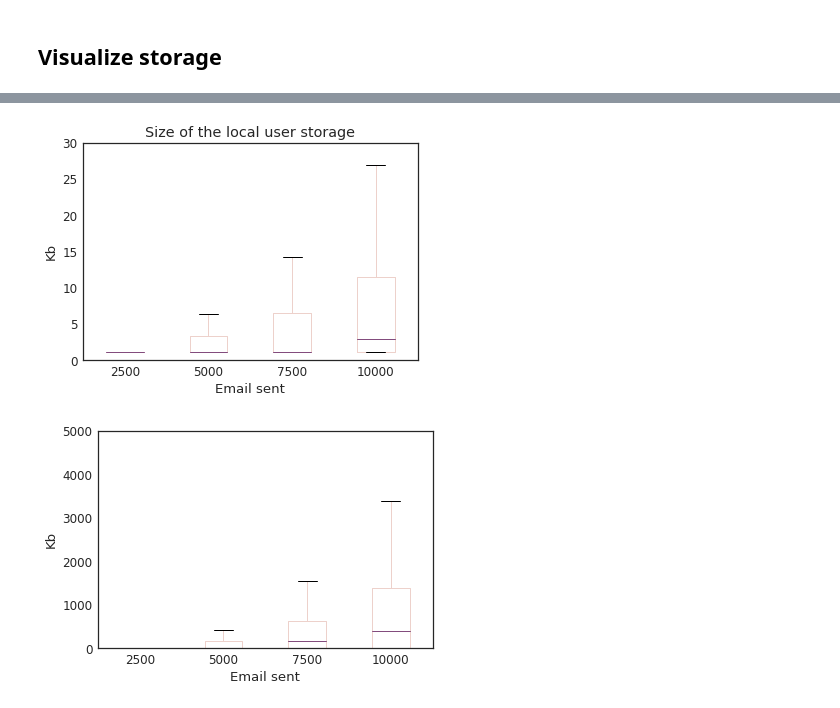
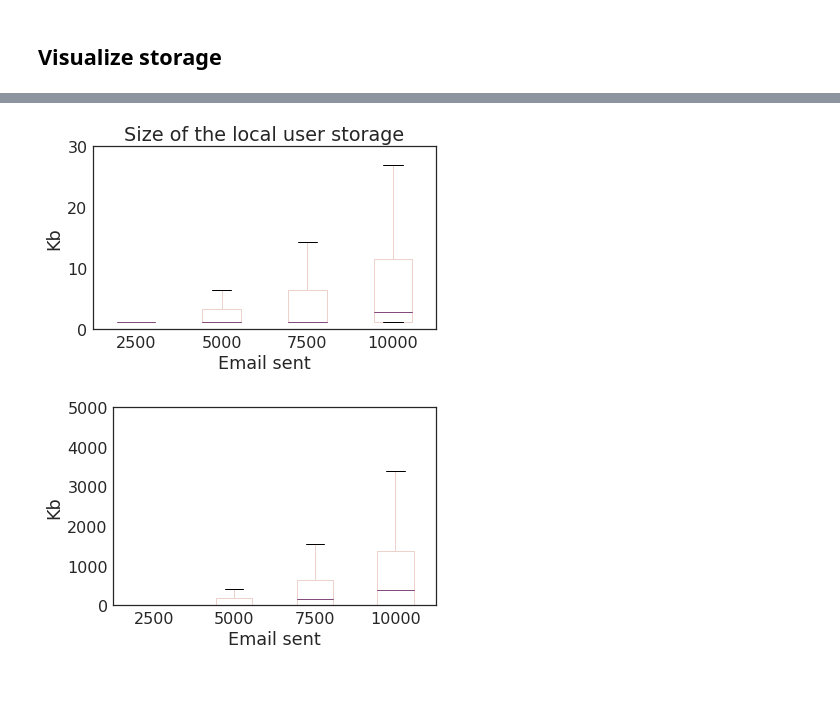
Before and after one commit to claimchain/claimchain-simulations, a Jupyter notebook: notebooks/run_scenarios.ipynb, the cells around one changed output, grey strips where cells are left out. Saved outputs shown, nothing was run; the diff lists cells and outputs as text; code cells hidden in the pictures.

```diff
--- a/notebooks/run_scenarios.ipynb
+++ b/notebooks/run_scenarios.ipynb
@@ -24,7 +24,7 @@ from simulations.agent import *
 from simulations.utils import Context
 from scripts.parse_enron import Message
 # %%
-sns.set_context("paper", font_scale=1.5)
+sns.set_context("paper", font_scale=2)
 sns.set_style("white")
 sns.set_palette(sns.cubehelix_palette(n_colors=4))
 # %%
@@ -624,17 +663,19 @@ fig.savefig('images/public_gossip_storage.pdf')
 # %%
 fig, ax = plt.subplots()
+fig.set_tight_layout(tight=True)
 
 ax.set_ylabel("Kb")
 ax.set_xlabel("Email sent")
 ax.set_ylim(0, 30)
 ax.set_title("Size of the local user storage")
 private_local_storage_data.plot.box(ax=ax)
 
 fig.savefig('images/private_local_storage.pdf')
 # %% [output]
-[figure, old version]
+[figure, new version]
 # %%
 fig, ax = plt.subplots()
+fig.set_tight_layout(tight=True)
 
 ax.set_ylabel("Kb")
 ax.set_xlabel("Email sent")
@@ -643,4 +684,4 @@ public_local_storage_data.plot.box(ax=ax)
 
 fig.savefig('images/public_local_storage.pdf')
 # %% [output]
-[figure, old version]
+[figure, new version]
```
Also changed, not shown: parts of 11 cells of this notebook.
